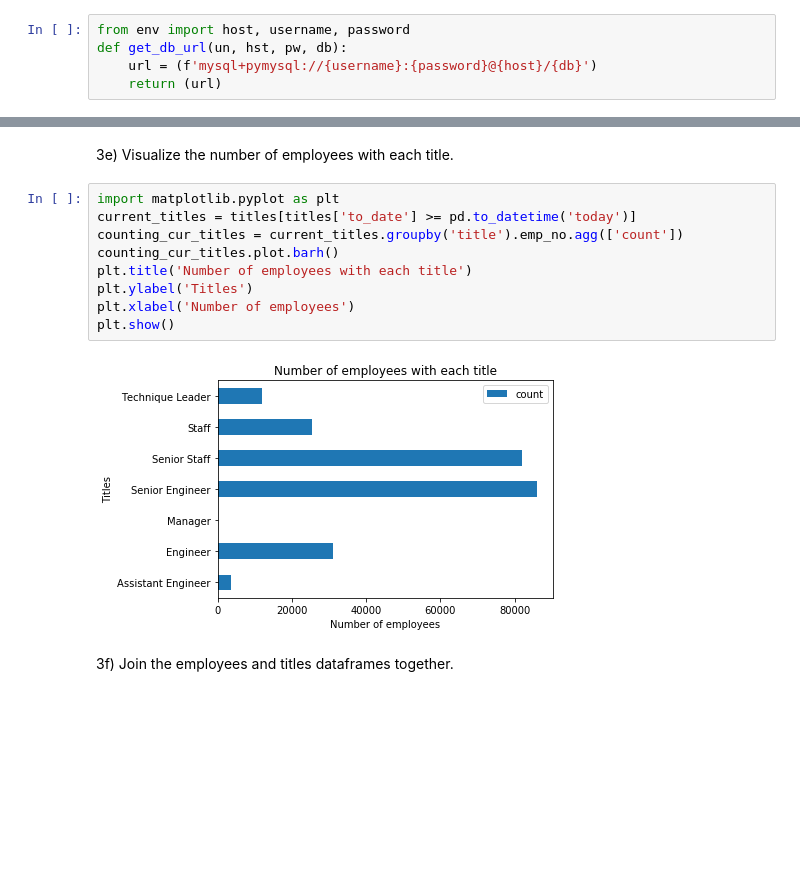
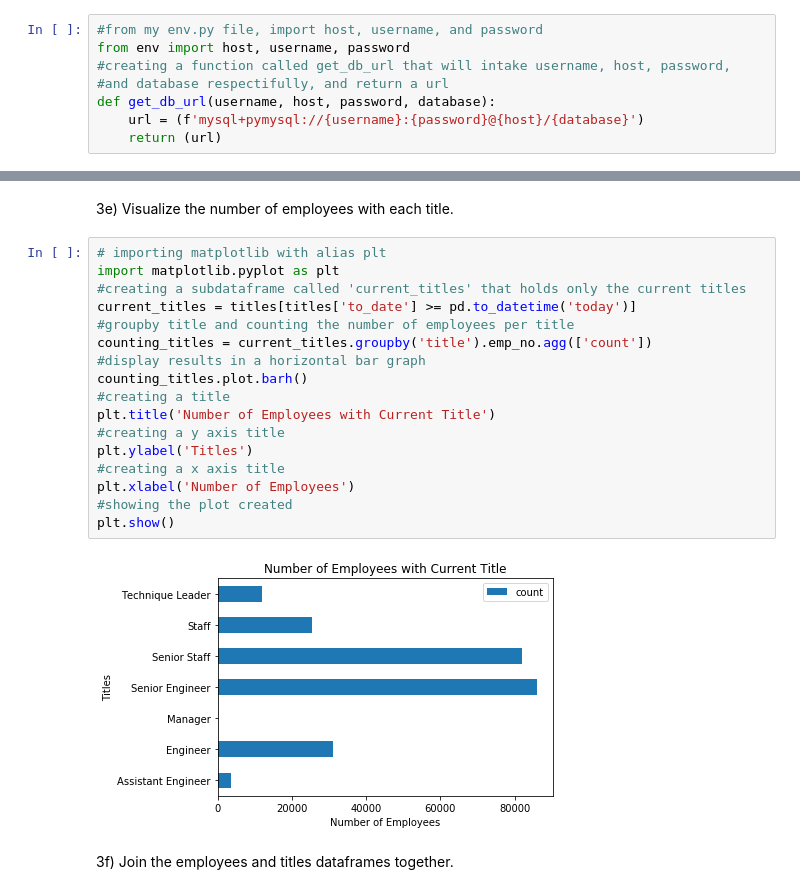
Before and after one commit to gilbert-noriega-ii/numpy-pandas-visualization-exercises, a Jupyter notebook: advanced_dataframes.ipynb, the cells around one changed output, grey strips where cells are left out. Cells and saved outputs as stored; diff of their text form; blank space fills up the shorter version.

```diff
--- a/advanced_dataframes.ipynb
+++ b/advanced_dataframes.ipynb
@@ -57,10 +92,13 @@ pd.merge(users, roles, left_on = 'role_id', right_on='id')
 # %% [markdown]
 3a) Create a function named get_db_url. It should accept a username, hostname, password, and database name and return a url formatted like in the examples in this lesson.
-# %%
-from env import host, username, password
-def get_db_url(un, hst, pw, db):
-    url = (f'mysql+pymysql://{username}:{password}@{host}/{db}')
-    return (url)
+# %%
+#from my env.py file, import host, username, and password
+from env import host, username, password
+#creating a function called get_db_url that will intake username, host, password,
+#and database respectifully, and return a url
+def get_db_url(username, host, password, database):
+    url = (f'mysql+pymysql://{username}:{password}@{host}/{database}')
+    return (url)
 # %% [markdown]
 3b) Use your function to obtain a connection to the employees database.
 # %%
@@ -122,16 +175,24 @@ titles
 # %% [markdown]
 3e) Visualize the number of employees with each title.
 # %%
+# importing matplotlib with alias plt
 import matplotlib.pyplot as plt
+#creating a subdataframe called 'current_titles' that holds only the current titles
 current_titles = titles[titles['to_date'] >= pd.to_datetime('today')]
-counting_cur_titles = current_titles.groupby('title').emp_no.agg(['count'])
-counting_cur_titles.plot.barh()
-plt.title('Number of employees with each title')
+#groupby title and counting the number of employees per title
+counting_titles = current_titles.groupby('title').emp_no.agg(['count'])
+#display results in a horizontal bar graph
+counting_titles.plot.barh()
+#creating a title
+plt.title('Number of Employees with Current Title')
+#creating a y axis title
 plt.ylabel('Titles')
-plt.xlabel('Number of employees')
+#creating a x axis title
+plt.xlabel('Number of Employees')
+#showing the plot created
 plt.show()
 # %% [output]
-[figure, old version]
+[figure, new version]
 # %% [markdown]
 3f) Join the employees and titles dataframes together.
 # %%
```
Also changed, not shown: parts of 25 cells of this notebook.
